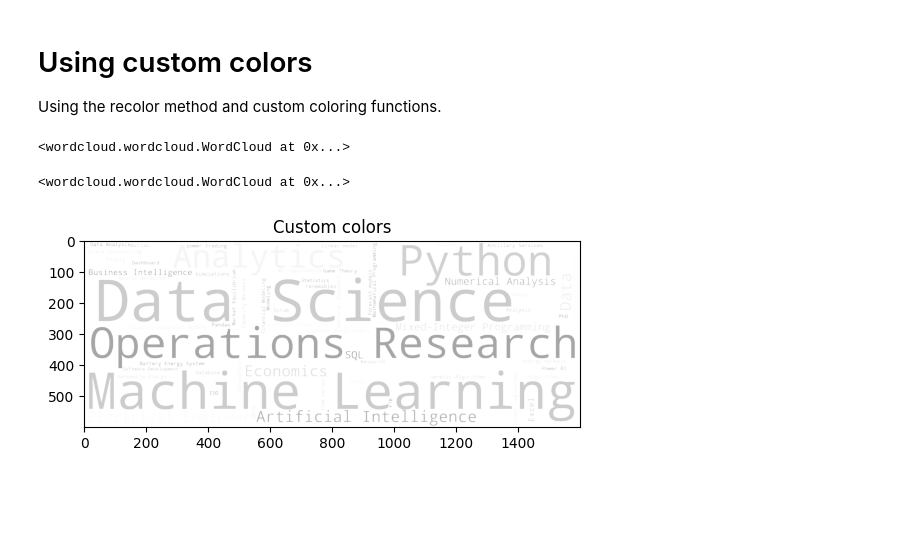
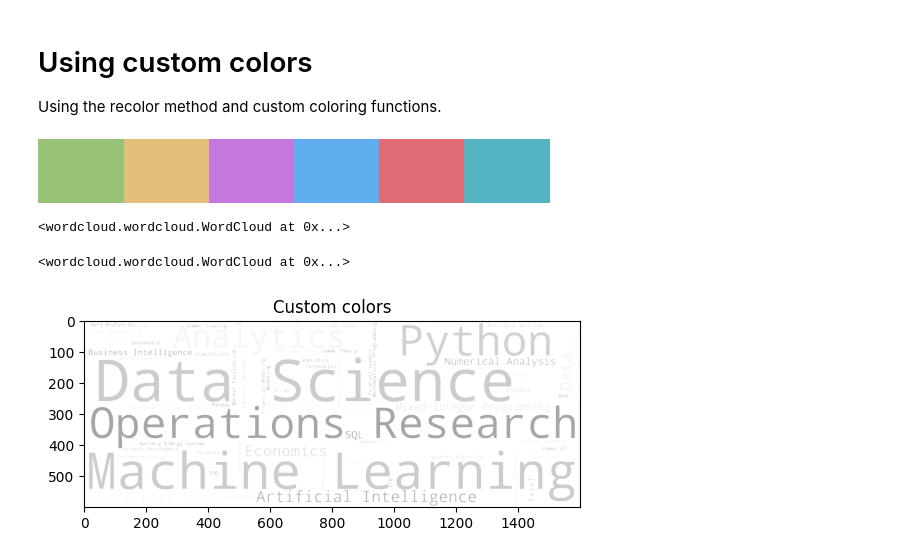
Before and after one commit to ardelgadillov/QuiraData_Mkdocs, a Jupyter notebook: cloud.ipynb, the cells around one changed output. Cells and saved outputs as stored; diff of their text form; code cells hidden in the pictures; blank space fills up the shorter version.

```diff
--- a/cloud.ipynb
+++ b/cloud.ipynb
@@ -89,21 +87,32 @@ text = {'Data Science': 10,
         'storage': 1,
         'time series': 1,
         }
-stopwords = set(STOPWORDS)
-wc = WordCloud(max_words=200,
-               stopwords=stopwords,
-               margin=5,
-               width=1600,
-               height=600,
-               prefer_horizontal=0.6,
-               min_font_size=10,
-               background_color = "rgba(255, 255, 255, 0)",
-               mode="RGBA",
-               random_state=1).generate_from_frequencies(text)
-
-wc.to_file(r"C:\Users\AndresDelgadillo\Downloads\cloud_light.png")
-# %% [output]
-<wordcloud.wordcloud.WordCloud at 0x...>
+# %%
+import matplotlib.colors as color
+cmap = color.ListedColormap([ (152/256,195/256,121/256), (229/256,192/256,123/256),
+                              (197/256, 120/256, 221/256), (97/256, 175/256, 239/256),
+                              (224/256,108/256,117/256), (86/256, 181/256, 194/256)])
+# %%
+cmap
+# %% [output]
+[figure, added]
+# %%
+stopwords = set(STOPWORDS)
+wc = WordCloud(max_words=200,
+               stopwords=stopwords,
+               margin=5,
+               width=1600,
+               height=600,
+               prefer_horizontal=0.6,
+               min_font_size=10,
+               colormap=cmap,
+               background_color = "rgba(255, 255, 255, 0)",
+               mode="RGBA",
+               random_state=1).generate_from_frequencies(text)
+
+wc.to_file(r"C:\Users\AndresDelgadillo\Downloads\cloud_light.png")
+# %% [output]
+<wordcloud.wordcloud.WordCloud at 0x...>
 # %%
 # store default colored image
 default_colors = wc.to_array()
```
Also changed, not shown: parts of 2 cells of this notebook, 9 other files.
